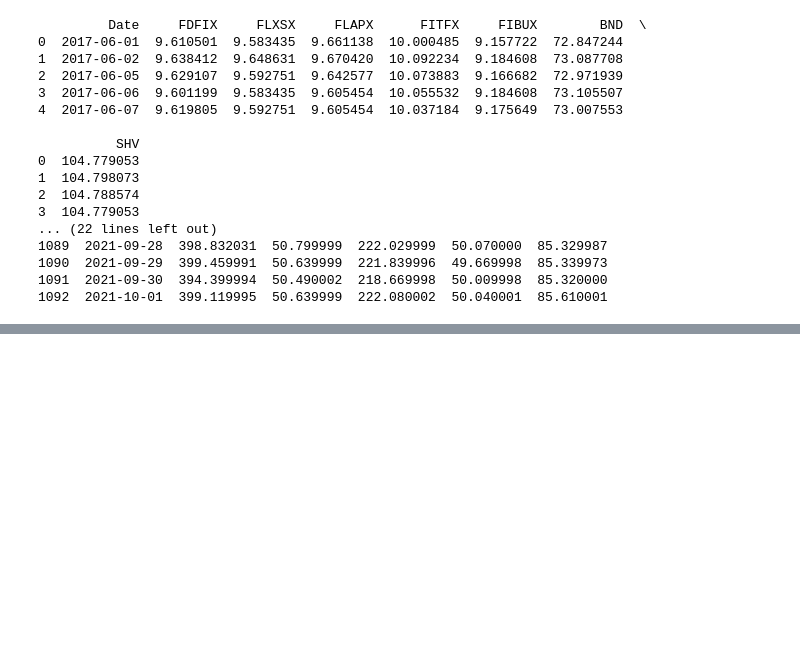
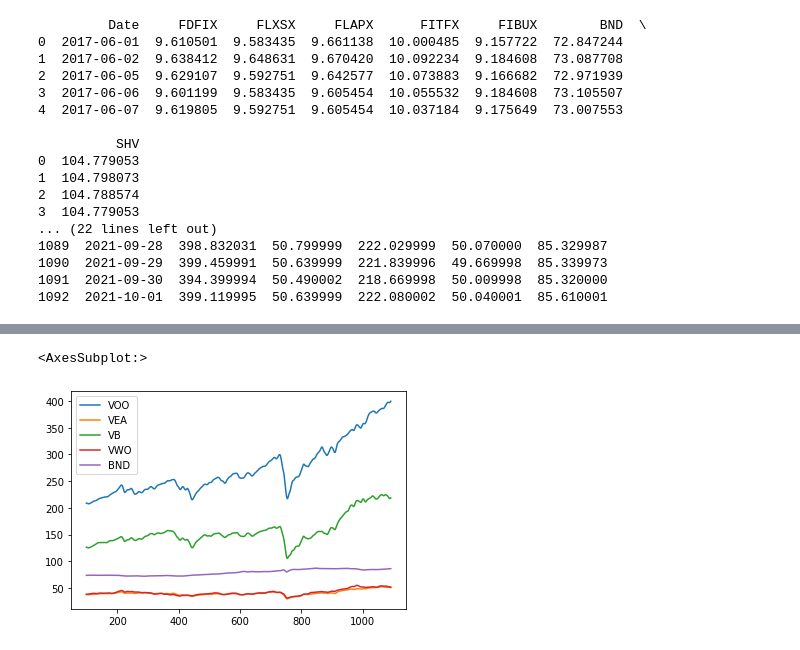
Before and after one commit to uredkar/BAU, a Jupyter notebook: python/Portfolio.ipynb, the cells around one changed output, grey strips where cells are left out. Saved outputs shown, nothing was run; the diff lists cells and outputs as text; code cells hidden in the pictures; blank space fills up the shorter version.

```diff
--- a/python/Portfolio.ipynb
+++ b/python/Portfolio.ipynb
@@ -225,3 +222,8 @@ Date
+# %%
+df_vanguard.rolling(100, win_type='gaussian').mean(std=3).plot()
+# %% [output]
+<AxesSubplot:>
+[figure, added]
 # %%
 
 # axis =1 tells pandas we want to add
```
Also changed, not shown: parts of 8 cells of this notebook, 44 other files.
